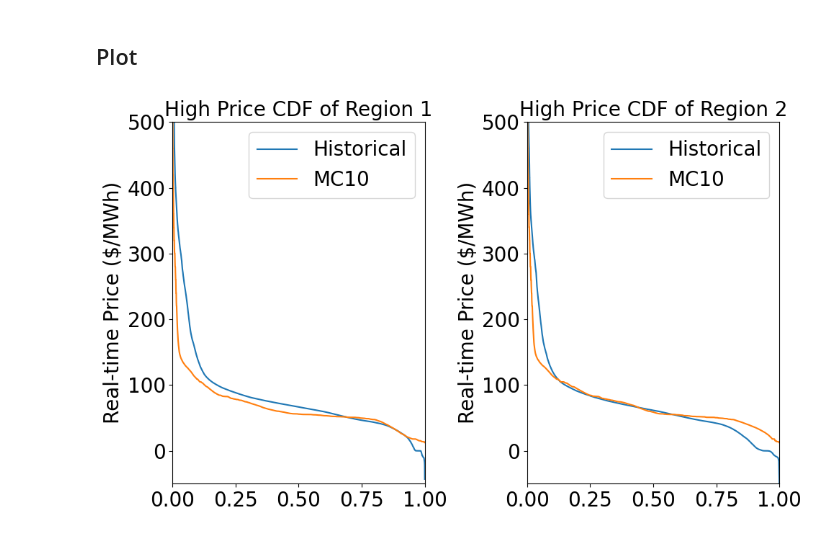
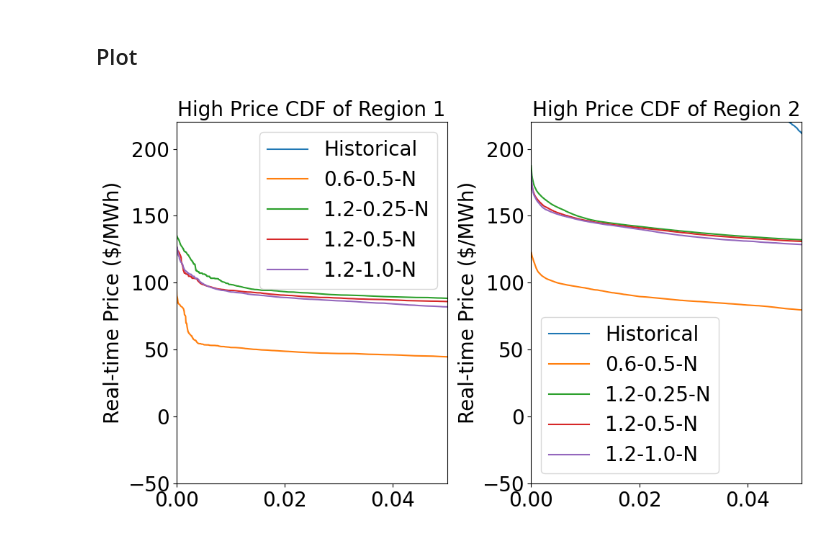
Before and after one commit to niklauskun/STESTS, a Jupyter notebook: Diagnose.ipynb, the cells around one changed output. Saved outputs shown, nothing was run; the diff lists cells and outputs as text; code cells hidden in the pictures.

Commit message:
Upload Diagnose Case for 7 Regions

```diff
--- a/Diagnose.ipynb
+++ b/Diagnose.ipynb
@@ -539,58 +539,58 @@ HistoryPrice = pd.read_csv('output/20220101-20221231 CAISO Real-time Price.csv')
 HistoryPrice = HistoryPrice.drop_duplicates(subset=['Date', 'hub'])
 Pivot_HistoryPrice = HistoryPrice.pivot(index='Date', columns='hub', values='price')
 
-case1 = 'Strategic/UC25ED1_Strategic_true_ratio1.0_Seg1_BAW0_MC20.0_1test2'
+case1 = 'Strategic/fixed/2022/UC25ED1_Strategic_true_ratio0.0_Seg1_BAW0_Fuel0.6_Error0.5NegativeRenew'
 RTPrice1 = pd.read_csv('output/'+case1+'/EDprice.csv',header=None)*12
-# case2 = 'Strategic/MarginalCost/UC25ED1_Strategic_true_ratio1.0_Seg1_BAW0_MC20.0'
-# RTPrice2 = pd.read_csv('output/'+case2+'/EDprice.csv',header=None)*12
-# case3 = 'Strategic/MarginalCost/UC25ED1_Strategic_true_ratio1.0_Seg1_BAW0_MC30.0'
-# RTPrice3 = pd.read_csv('output/'+case3+'/EDprice.csv',header=None)*12
-# case4 = 'Strategic/MarginalCost/UC25ED1_Strategic_true_ratio1.0_Seg1_BAW0_MC40.0'
-# RTPrice4 = pd.read_csv('output/'+case4+'/EDprice.csv',header=None)*12
+case2 = 'Strategic/fixed/2022/UC25ED1_Strategic_true_ratio0.0_Seg1_BAW0_Fuel1.2_Error0.25NegativeRenew'
+RTPrice2 = pd.read_csv('output/'+case2+'/EDprice.csv',header=None)*12
+case3 = 'Strategic/fixed/2022/UC25ED1_Strategic_true_ratio0.0_Seg1_BAW0_Fuel1.2_Error0.5NegativeRenew'
+RTPrice3 = pd.read_csv('output/'+case3+'/EDprice.csv',header=None)*12
+case4 = 'Strategic/fixed/2022/UC25ED1_Strategic_true_ratio0.0_Seg1_BAW0_Fuel1.2_Error1.0NegativeRenew'
+RTPrice4 = pd.read_csv('output/'+case4+'/EDprice.csv',header=None)*12
 # case5 = 'Strategic/MarginalCost/UC25ED1_Strategic_true_ratio1.0_Seg1_BAW0_MC50.0'
 # RTPrice5 = pd.read_csv('output/'+case5+'/EDprice.csv',header=None)*12
 
 # Create a 2x4 grid of subplots
 # fig, axs = plt.subplots(2, 4, figsize=(16, 9))
 fig, axs = plt.subplots(1, 2, figsize=(10, 6))
 
 # Loop through each column and each subplot
 for idx, (col, ax) in enumerate(zip([0,1], axs.flatten())):
     sorted_vals = np.sort(Pivot_HistoryPrice.iloc[:,col].values)[::-1]
     sorted_vals1 = np.sort(RTPrice1[col].values)[::-1]
-#     sorted_vals2 = np.sort(RTPrice2[col].values)[::-1]
-#     sorted_vals3 = np.sort(RTPrice3[col].values)[::-1]
-#     sorted_vals4 = np.sort(RTPrice4[col].values)[::-1]
+    sorted_vals2 = np.sort(RTPrice2[col].values)[::-1]
+    sorted_vals3 = np.sort(RTPrice3[col].values)[::-1]
+    sorted_vals4 = np.sort(RTPrice4[col].values)[::-1]
 #     sorted_vals5 = np.sort(RTPrice5[col].values)[::-1]
 
 
     # Calculate the "reverse" cumulative distribution
     cdf = np.arange(1, len(sorted_vals) + 1) / float(len(sorted_vals))
     cdf1 = np.arange(1, len(sorted_vals1) + 1) / float(len(sorted_vals1))
-#     cdf2 = np.arange(1, len(sorted_vals2) + 1) / float(len(sorted_vals2))
-#     cdf3 = np.arange(1, len(sorted_vals3) + 1) / float(len(sorted_vals3))
-#     cdf4 = np.arange(1, len(sorted_vals4) + 1) / float(len(sorted_vals4))
+    cdf2 = np.arange(1, len(sorted_vals2) + 1) / float(len(sorted_vals2))
+    cdf3 = np.arange(1, len(sorted_vals3) + 1) / float(len(sorted_vals3))
+    cdf4 = np.arange(1, len(sorted_vals4) + 1) / float(len(sorted_vals4))
 #     cdf5 = np.arange(1, len(sorted_vals5) + 1) / float(len(sorted_vals5))
 
     # Plot the CDF
     ax.plot(cdf,sorted_vals)
     ax.plot(cdf1,sorted_vals1)
-#     ax.plot(cdf2,sorted_vals2)
-#     ax.plot(cdf3,sorted_vals3)
-#     ax.plot(cdf4,sorted_vals4)
+    ax.plot(cdf2,sorted_vals2)
+    ax.plot(cdf3,sorted_vals3)
+    ax.plot(cdf4,sorted_vals4)
 #     ax.plot(cdf5,sorted_vals5)
 
-    ax.set_xlim(0.0, 1.0)
-    ax.set_ylim(-50, 500)
-    ax.legend(['Historical','MC10', 'MC20', 'MC30', 'MC40', 'MC50'],fontsize=20)
+    ax.set_xlim(0.0, 0.05)
+    ax.set_ylim(-50, 220)
+    ax.legend(['Historical','0.6-0.5-N', '1.2-0.25-N', '1.2-0.5-N', '1.2-1.0-N', 'MC50'],fontsize=20)
     ax.set_title(f"High Price CDF of Region {idx+1}",fontsize=20)
     ax.tick_params(axis='both', which='major', labelsize=20)
     ax.set_ylabel("Real-time Price ($/MWh)",fontsize=20)
 
 plt.tight_layout()
 plt.show()
 # %% [output]
-[figure, old version]
+[figure, new version]
 # %%
 HistoryPrice = pd.read_csv('output/20220101-20221231 CAISO Real-time Price.csv')
 HistoryPrice = HistoryPrice.drop_duplicates(subset=['Date', 'hub'])
```
Also changed, not shown: parts of 2 cells of this notebook, 2 other files.
